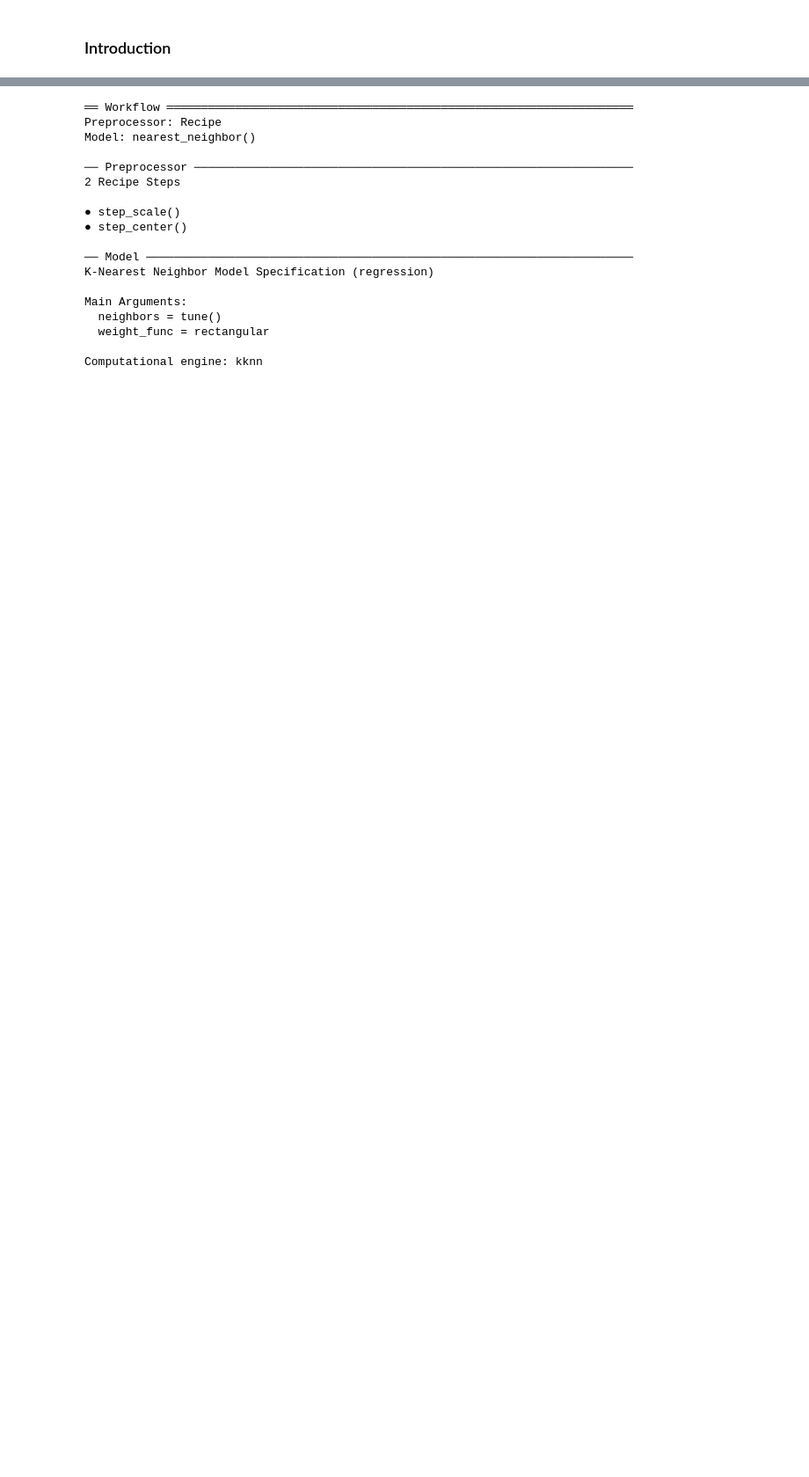
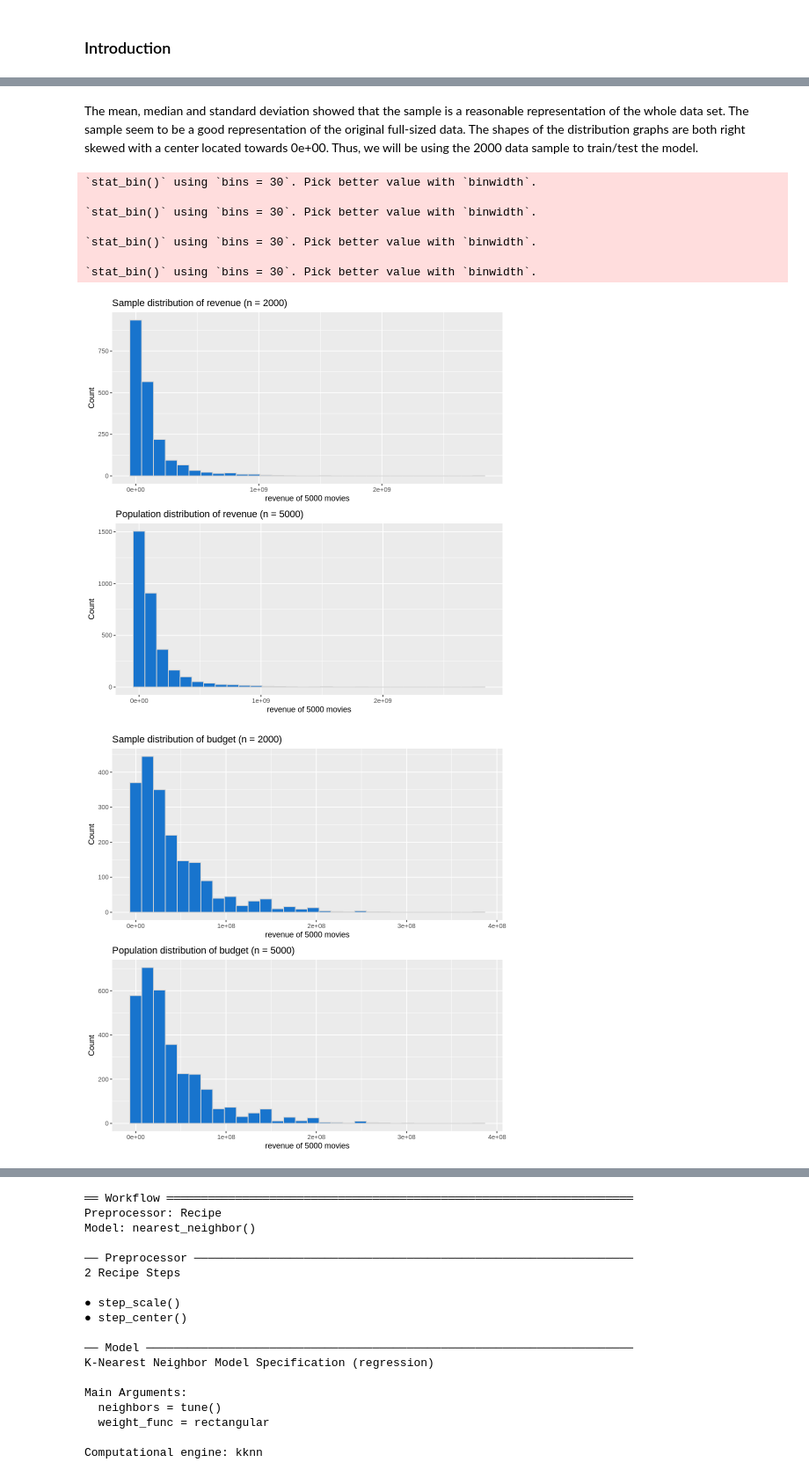
Before and after one commit to rehan13/Movie-Revenue-Predictions, a Jupyter notebook: Movie_Revenue_Preditor.ipynb, the cells around one changed output, grey strips where cells are left out. Shown at 88% size. Cells and saved outputs as stored; diff of their text form; code cells hidden in the pictures; blank space fills up the shorter version.

```diff
--- a/Movie_Revenue_Preditor.ipynb
+++ b/Movie_Revenue_Preditor.ipynb
@@ -82,0 +86,10 @@ revenue_test <- testing(revenue_split)
+# %%
+pop_dist <- ggplot(Revenue_Data_Particulars, aes(x = revenue)) +
+   geom_histogram(fill = "dodgerblue3", color = "lightgrey") +
+   labs(x = "revenue of 5000 movies", y = "Count") +
+   ggtitle("Population distribution of revenue (n = 5000)")
+
+budget_dist <- ggplot(Revenue_Data_Particulars, aes(x = budget)) +
+   geom_histogram(fill = "dodgerblue3", color = "lightgrey") +
+   labs(x = "revenue of 5000 movies", y = "Count") +
+   ggtitle("Population distribution of budget (n = 5000)")
@@ -82,0 +150,26 @@ revenue_test <- testing(revenue_split)
+# %% [markdown]
+The mean, median and standard deviation showed that the sample is a reasonable representation of the whole data set. The sample seem to be a good representation of the original full-sized data. The shapes of the distribution graphs are both right skewed with a center located towards 0e+00. Thus, we will be using the 2000 data sample to train/test the model.
+# %%
+rev_dist_2000 <- ggplot(Rev_sample, aes(x = revenue)) +
+   geom_histogram(fill = "dodgerblue3", color = "lightgrey") +
+   labs(x = "revenue of 5000 movies", y = "Count") +
+   ggtitle("Sample distribution of revenue (n = 2000)")
+
+bud_dist_2000 <- ggplot(Rev_sample, aes(x = budget)) +
+   geom_histogram(fill = "dodgerblue3", color = "lightgrey") +
+   labs(x = "revenue of 5000 movies", y = "Count") +
+   ggtitle("Sample distribution of budget (n = 2000)")
+
+plot_grid(rev_dist_2000, pop_dist, ncol = 1)
+
+plot_grid(bud_dist_2000, budget_dist,ncol = 1)
+# %% [output]
+`stat_bin()` using `bins = 30`. Pick better value with `binwidth`.
+
+`stat_bin()` using `bins = 30`. Pick better value with `binwidth`.
+
+`stat_bin()` using `bins = 30`. Pick better value with `binwidth`.
+
+`stat_bin()` using `bins = 30`. Pick better value with `binwidth`.
+[figure, added]
+[figure, added]
```
Also changed, not shown: parts of 47 cells of this notebook.
